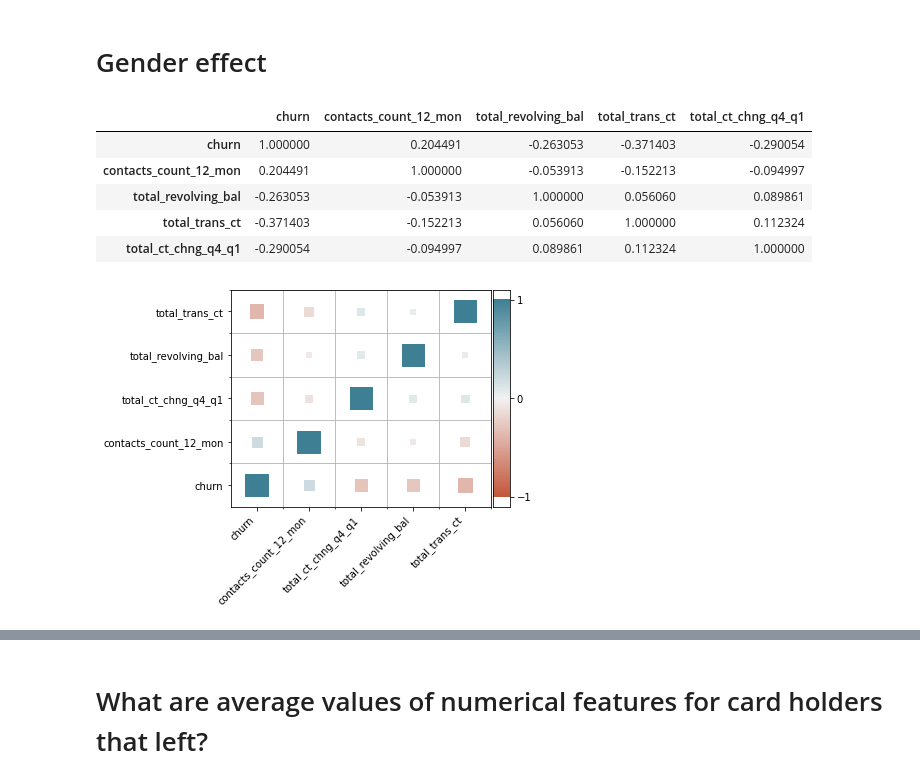
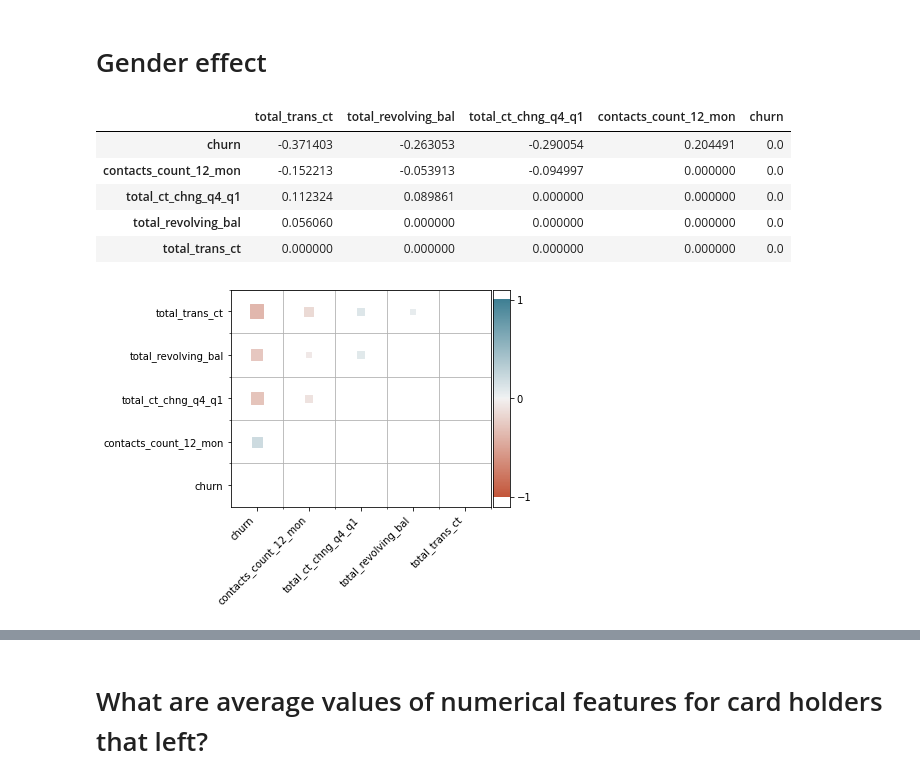
Before and after one commit to drbarak/Project2_EDA, a Jupyter notebook: Project2_EDA.ipynb, the cells around one changed output, grey strips where cells are left out. Cells and saved outputs as stored; diff of their text form; code cells hidden in the pictures.

```diff
--- a/Project2_EDA.ipynb
+++ b/Project2_EDA.ipynb
@@ -448,8 +457,19 @@ def clear_corr(df, clear, display_table=True):
     display(corr.head())
   return corr
 # %%
-def display_corr(df, clear=None):
-  corr = clear_corr(df, clear)
+def display_corr(df, clear='diagonal', display_table=True):
+  # first remove all non numeric columns
+  s = df.dtypes[df.dtypes != 'int64'][df.dtypes != 'float64'][df.dtypes != 'bool']
+  if len(s) > 0:
+    print('NOTE: the following non-numeric columns where not included in the plot:')
+    print('\t',list(s.index))
+    print()
+  corr = df
+  for c in s.index:
+    corr = corr.drop(c, axis=1)
+
+  corr = clear_corr(corr, clear, display_table)
   corr = pd.melt(corr.reset_index(), id_vars='index') # Unpivot the dataframe, so we can get pair of arrays for x and y
   corr.columns = ['x', 'y', 'value']
+  corr = corr.round({'value': 6})
   heatmap(x=corr['x'], y=corr['y'], size=corr['value'].abs(), color=corr.value)
@@ -611,12 +753,8 @@ df['total_revolving_bal'].plot(kind='hist')
 # %%
-def makebins(col, interval):
+def makebins(col, interval, start=0):
   max_ = col.max()
   nbins = int(max_/interval) + 1
   max250 = (nbins)*interval
-  bins = np.linspace(0, max250, nbins + 1)
+  bins = np.linspace(start, max250, nbins + 1)
   #p(bins)
   return bins
-bins = makebins(df['total_revolving_bal'], 250)
-df['binned'] = pd.cut(df['total_revolving_bal'], bins, include_lowest=True)
-p(df['binned'])
-df.total_revolving_bal.head()
@@ -773,0 +922,5 @@ Name: binned, dtype: int64
+# %%
+bins = makebins(df['total_amt_chng_q4_q1'], 0.4)
+df['binned'] = pd.cut(df['total_amt_chng_q4_q1'], bins, include_lowest=True)
+p(df['binned'].head(), '\n')
+df.total_amt_chng_q4_q1.head()
@@ -786,12 +977,17 @@ df.describe()
 # %% [markdown]
 # Age distribution
 # %%
-bins = makebins(df['age'], 2)
+bins = makebins(df['age'], 1.14, 0.5)
 df['binned'] = pd.cut(df['age'], bins, include_lowest=True)
-p(df['binned'])
+#p(df['binned'])
 #p(df.binned.value_counts())
 s = df.binned.value_counts(sort=False)
-p(type(s))
-s[s > 0]
-s.plot()
+#p(type(s))
+#s[s > 0]
+l = [10, 20, 30, 40, 50, 60, 70]
+ax = s.plot(xticks = l)
+  # change the x ticks from the defualt one that is not readable
+ax.set_xticklabels(l)
+  # the next line is needed to suppress matplotlib returned values that is printed
+plt.show()
 # %% [output]
@@ -822,15 +996,15 @@ df.age.plot.hist(bins=50)
 # Gender effect
 # %%
 df_corr_0_2 = df[['churn', 'contacts_count_12_mon', 'total_revolving_bal', 'total_trans_ct', 'total_ct_chng_q4_q1']]
-display_corr(df_corr_0_2)
+display_corr(df_corr_0_2, clear='lowerRightDiagonal')
 # %% [output]
-|  | churn | contacts_count_12_mon | total_revolving_bal | total_trans_ct | total_ct_chng_q4_q1 |
-| churn | 1.000000 | 0.204491 | -0.263053 | -0.371403 | -0.290054 |
-| contacts_count_12_mon | 0.204491 | 1.000000 | -0.053913 | -0.152213 | -0.094997 |
-| total_revolving_bal | -0.263053 | -0.053913 | 1.000000 | 0.056060 | 0.089861 |
-| total_trans_ct | -0.371403 | -0.152213 | 0.056060 | 1.000000 | 0.112324 |
-| total_ct_chng_q4_q1 | -0.290054 | -0.094997 | 0.089861 | 0.112324 | 1.000000 |
+|  | total_trans_ct | total_revolving_bal | total_ct_chng_q4_q1 | contacts_count_12_mon | churn |
+| churn | -0.371403 | -0.263053 | -0.290054 | 0.204491 | 0.0 |
+| contacts_count_12_mon | -0.152213 | -0.053913 | -0.094997 | 0.000000 | 0.0 |
+| total_ct_chng_q4_q1 | 0.112324 | 0.089861 | 0.000000 | 0.000000 | 0.0 |
+| total_revolving_bal | 0.056060 | 0.000000 | 0.000000 | 0.000000 | 0.0 |
+| total_trans_ct | 0.000000 | 0.000000 | 0.000000 | 0.000000 | 0.0 |
-[figure, old version]
+[figure, new version]
 # %%
 result = df_corr_0_2.mul(df.female, axis=0)
 display_corr(result)
```
Also changed, not shown: parts of 93 cells of this notebook.
